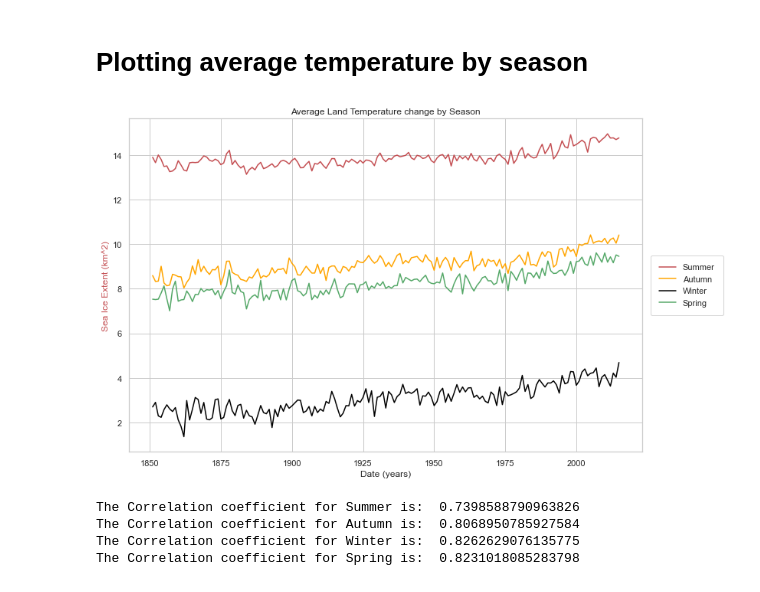
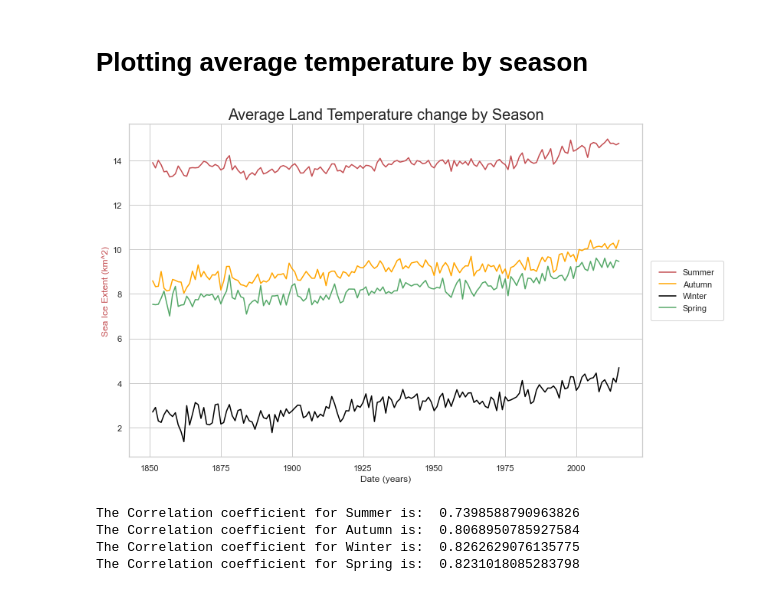
Before and after one commit to gerardheraghty/SurfaceTemperatureAnalysis, a Jupyter notebook: Land_Temp_By_Season.ipynb, the cells around one changed output. Saved outputs shown, nothing was run; the diff lists cells and outputs as text; code cells hidden in the pictures.

```diff
--- a/Land_Temp_By_Season.ipynb
+++ b/Land_Temp_By_Season.ipynb
@@ -45,23 +45,24 @@ corr=np.array([])
 # %%
 fig,ax = plt.subplots(figsize=(12, 8))
 sns.set(style="whitegrid")
 
 #iterating through each season in the season list defined above
 for i in range(0,len(Season_List)):
     dataSet = data[data['Season'] == str(Season_List[i])]
     x_data = dataSet['Year']
     y_data = dataSet['LandAverageTemperature']
     corr = np.append(corr,stats.pearsonr(x_data, y_data)[0])
 
     plt.plot(x_data,y_data,color=color_List[i],label=Season_List[i])
 
 plt.legend(loc='center left', bbox_to_anchor=(1, 0.5), frameon=True, borderpad=1, borderaxespad=1)
 ax.set_xlabel('Date (years)')
 ax.set_ylabel('Sea Ice Extent (km^2)',color='r')
-ax.set_title('Average Land Temperature change by Season')
+ax.set_title('Average Land Temperature change by Season',size=20)
+plt.savefig('Season.png', bbox_inches='tight')
 plt.show()
 # %% [output]
-[figure, old version]
+[figure, new version]
 # %%
 #the correlation coefficient for each respective month
 print("The Correlation coefficient for Summer is: ",corr[0])
```
Also changed, not shown: 5 other files.
